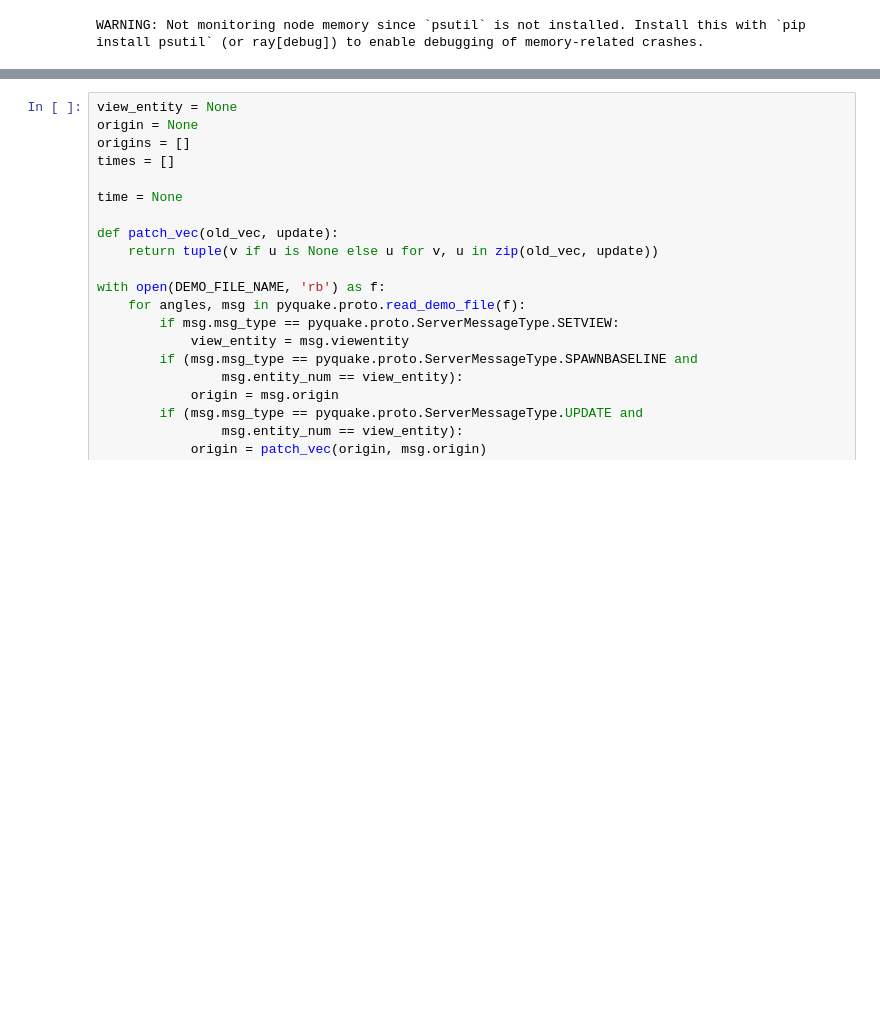
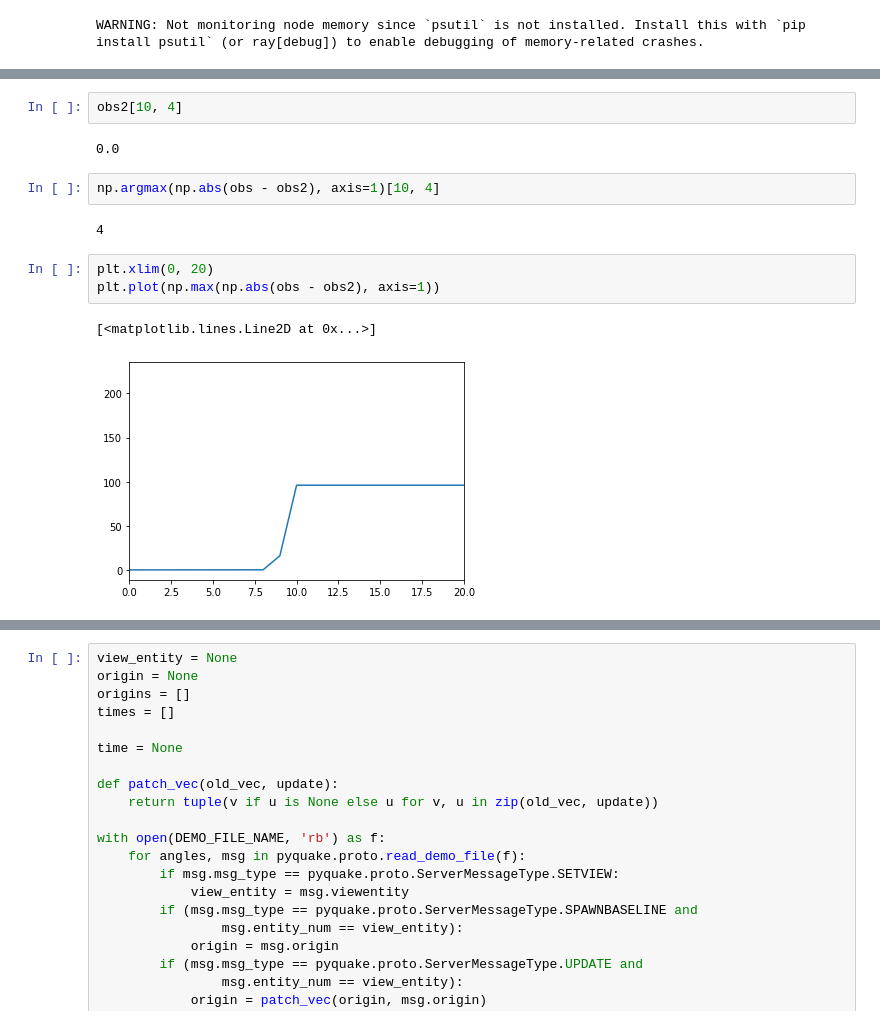
Before and after one commit to matthewearl/q1physrl, a Jupyter notebook: notebooks/RL client.ipynb, the cells around one changed output, grey strips where cells are left out. Saved outputs shown, nothing was run; the diff lists cells and outputs as text; blank space fills up the shorter version.

```diff
--- a/notebooks/RL client.ipynb
+++ b/notebooks/RL client.ipynb
@@ -75,0 +101,14 @@ task.result()
+# %%
+obs2[10, 4]
+# %% [output]
+0.0
+# %%
+np.argmax(np.abs(obs - obs2), axis=1)[10, 4]
+# %% [output]
+4
+# %%
+plt.xlim(0, 20)
+plt.plot(np.max(np.abs(obs - obs2), axis=1))
+# %% [output]
+[<matplotlib.lines.Line2D at 0x...>]
+[figure, added]
```
Also changed, not shown: parts of 19 cells of this notebook, 3 other files.
